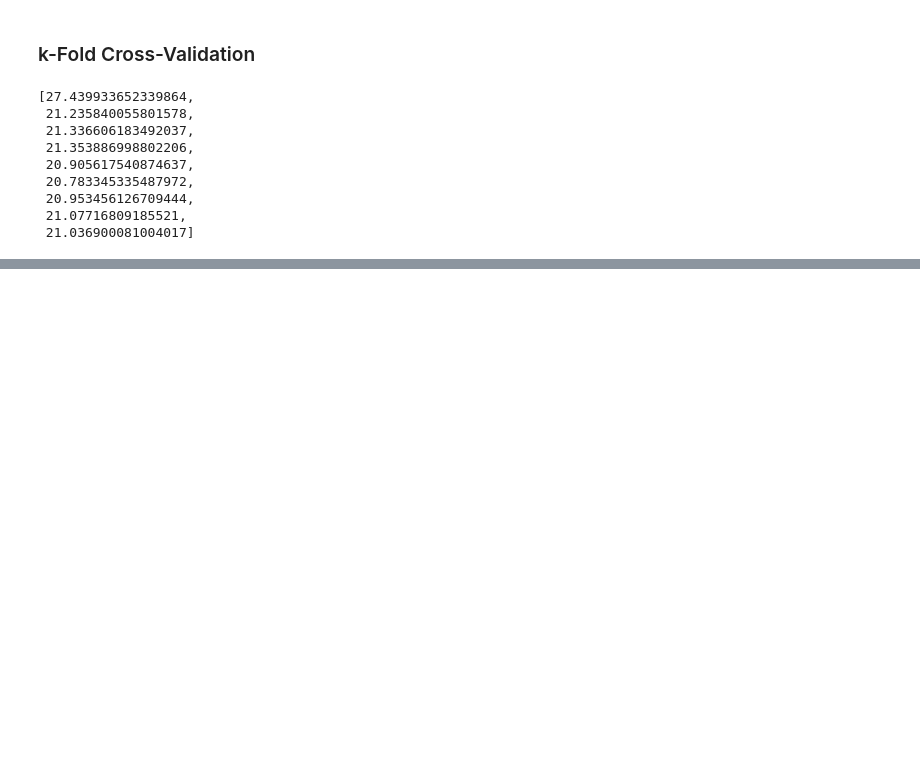
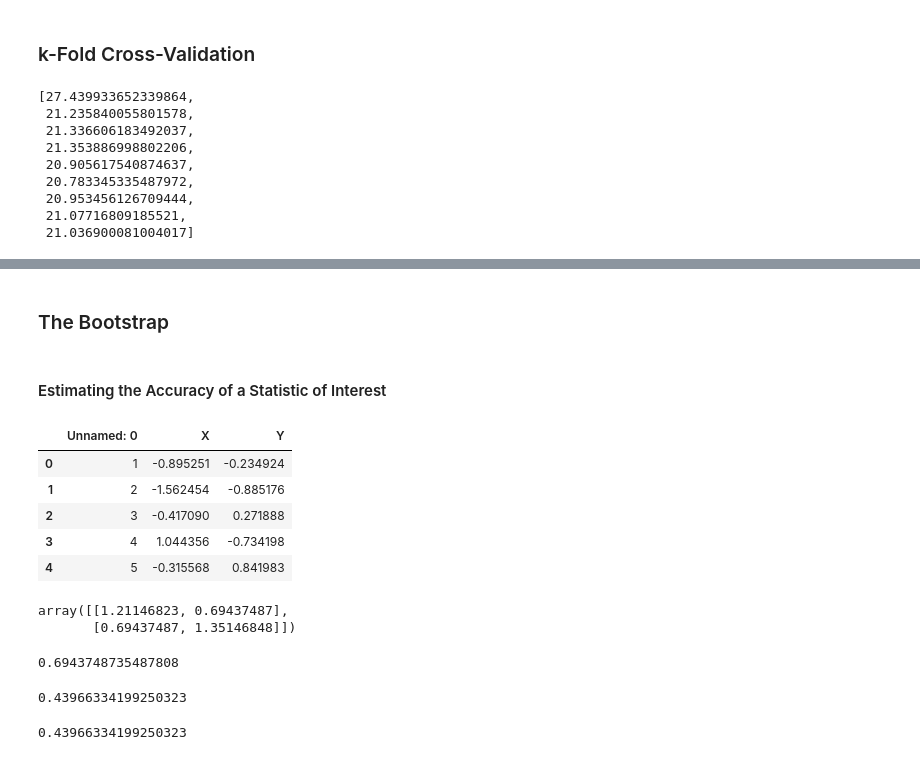
Before and after one commit to Rtavakol/ISLR, a Jupyter notebook: Notebooks/Chapter 5/Cross_Validation_Bootstrap.ipynb, the cells around one changed output, grey strips where cells are left out. Saved outputs shown, nothing was run; the diff lists cells and outputs as text; code cells hidden in the pictures; blank space fills up the shorter version.

```diff
--- a/Notebooks/Chapter 5/Cross_Validation_Bootstrap.ipynb
+++ b/Notebooks/Chapter 5/Cross_Validation_Bootstrap.ipynb
@@ -299,0 +274,14 @@ ValueError: x and y must have same first dimension, but have shapes (9,) and (0,
+# %% [markdown]
+### The Bootstrap
+# %% [markdown]
+#### Estimating the Accuracy of a Statistic of Interest
+# %%
+df_port = pd.read_csv('Portfolio.csv')
+df_port.head()
+# %% [output]
+|  | Unnamed: 0 | X | Y |
+| 0 | 1 | -0.895251 | -0.234924 |
+| 1 | 2 | -1.562454 | -0.885176 |
+| 2 | 3 | -0.417090 | 0.271888 |
+| 3 | 4 | 1.044356 | -0.734198 |
+| 4 | 5 | -0.315568 | 0.841983 |
@@ -299,0 +294,30 @@ ValueError: x and y must have same first dimension, but have shapes (9,) and (0,
+# %%
+# We need covariance of of x and y. It is a 2x2 matrix and we need its off diagonal lement
+np.cov(x,y)
+# %% [output]
+array([[1.21146823, 0.69437487],
+       [0.69437487, 1.35146848]])
+# %%
+np.cov(x, y)[0][1]
+# %% [output]
+0.6943748735487808
+# %%
+# Now alpha is:
+alpha = ((np.var(x)-np.cov(x,y)[0][1])/(np.var(x) + np.var(y) - 2 * np.cov(x,y)[0][1]))
+alpha
+# %% [output]
+0.43966334199250323
+# %%
+# Lets put everything into a function
+def alpha(data, size):
+
+    index_array = np.random.choice(len(data.index), size = size, replace = True)
+    x = data['X'][index_array].values
+    y = data['Y'][index_array].values
+
+    return ((np.var(x)-np.cov(x,y)[0][1])/(np.var(x) + np.var(y) - 2 * np.cov(x,y)[0][1]))
+
+np.random.seed(0)
+alpha(df_port, 100)
+# %% [output]
+0.43966334199250323
```
Also changed, not shown: parts of 4 cells of this notebook, 1 other file.
